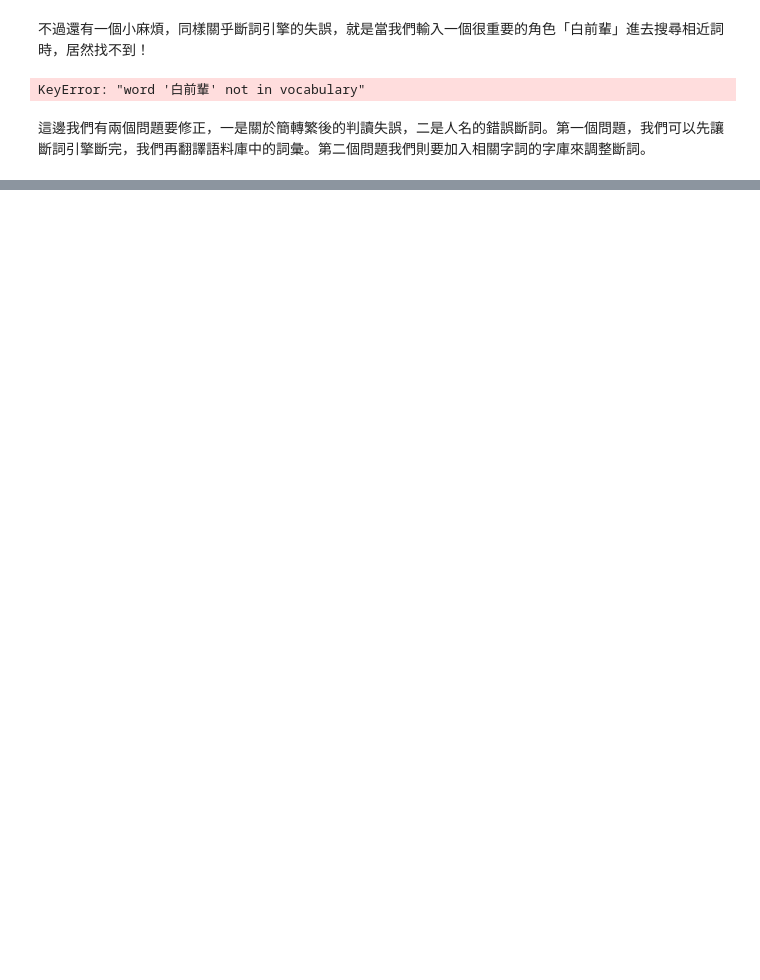
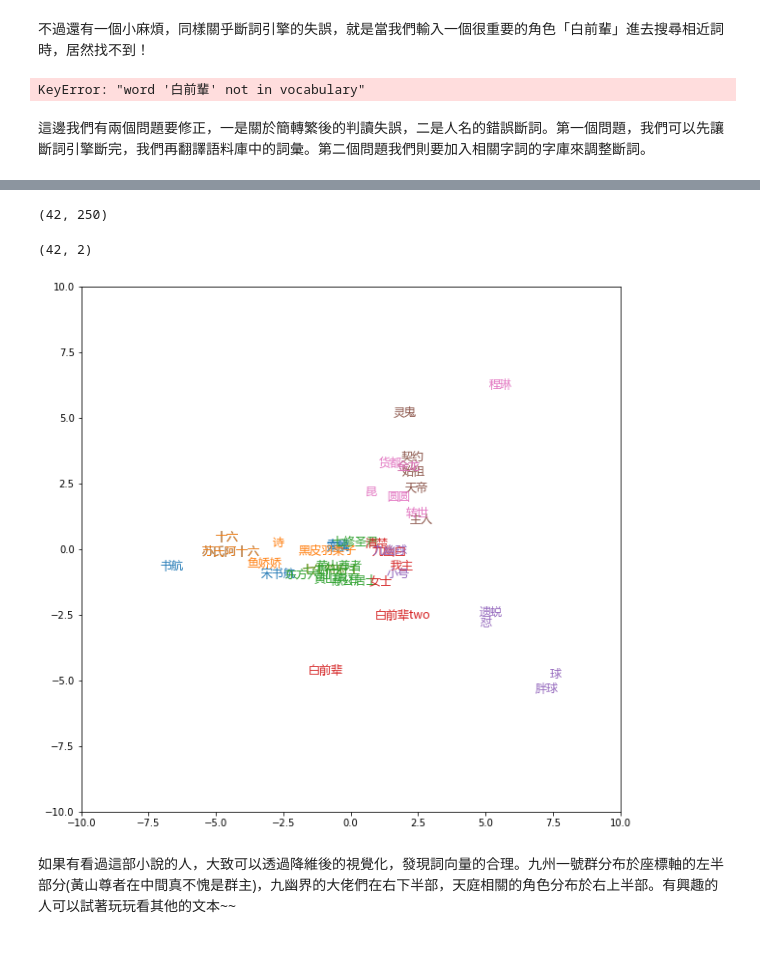
Before and after one commit to kevin21326/STASD, a Jupyter notebook: week_13/week_13_inclass_practice.ipynb, the cells around one changed output, grey strips where cells are left out. Cells and saved outputs as stored; diff of their text form; code cells hidden in the pictures; blank space fills up the shorter version.

```diff
--- a/week_13/week_13_inclass_practice.ipynb
+++ b/week_13/week_13_inclass_practice.ipynb
@@ -144,0 +246,6 @@ KeyError: "word '白前輩' not in vocabulary"
+# %%
+# jieba分詞轉 word2vec 向量
+from gensim.models import word2vec
+sentences = word2vec.LineSentence(file_seg_word_done_path)
+model = word2vec.Word2Vec(sentences, size=250)
+model.save("word2vec.model")
@@ -144,0 +302,40 @@ KeyError: "word '白前輩' not in vocabulary"
+# %%
+from sklearn.decomposition import PCA
+
+main_characters = ['宋书航', '苏氏阿十六', '黄山尊者', '白前辈two', '胖球', '天帝', '程琳']
+word_list = []
+similar_num = 5
+for person in main_characters:
+    word_list.append(person)
+    word_list = word_list + [i[0] for i in model.similar_by_vector(person)][:similar_num]
+# %%
+word_vectors = model.wv[word_list]
+word_vectors.shape
+# %% [output]
+(42, 250)
+# %%
+pca = PCA(n_components=2)
+reduced_vectors = pca.fit_transform(word_vectors)
+reduced_vectors.shape
+# %% [output]
+(42, 2)
+# %%
+import matplotlib.pyplot as plt
+from matplotlib.font_manager import FontProperties
+%matplotlib inline
+font = FontProperties(fname = r"C:\Windows\Fonts\msyh.ttc")
+
+fig, ax = plt.subplots(figsize=(10, 10))
+ax.set_xlim(-10,10)
+ax.set_ylim(-10,10)
+for i in range(len(main_characters)):
+    text_color = 'C' + str(i)
+    for j in range(i*6, i*6+similar_num+1):
+        ax.annotate(word_list[j], xy=reduced_vectors[j,:], color=text_color, fontsize=12, fontproperties=font)
+plt.show()
+# %% [output]
+[figure, added]
+# %% [markdown]
+如果有看過這部小說的人，大致可以透過降維後的視覺化，發現詞向量的合理。九州一號群分布於座標軸的左半部分(黃山尊者在中間真不愧是群主)，九幽界的大佬們在右下半部，天庭相關的角色分布於右上半部。有興趣的人可以試著玩玩看其他的文本~~
+# %% [markdown]
+#
```
Also changed, not shown: parts of 23 cells of this notebook, 2 other files.
